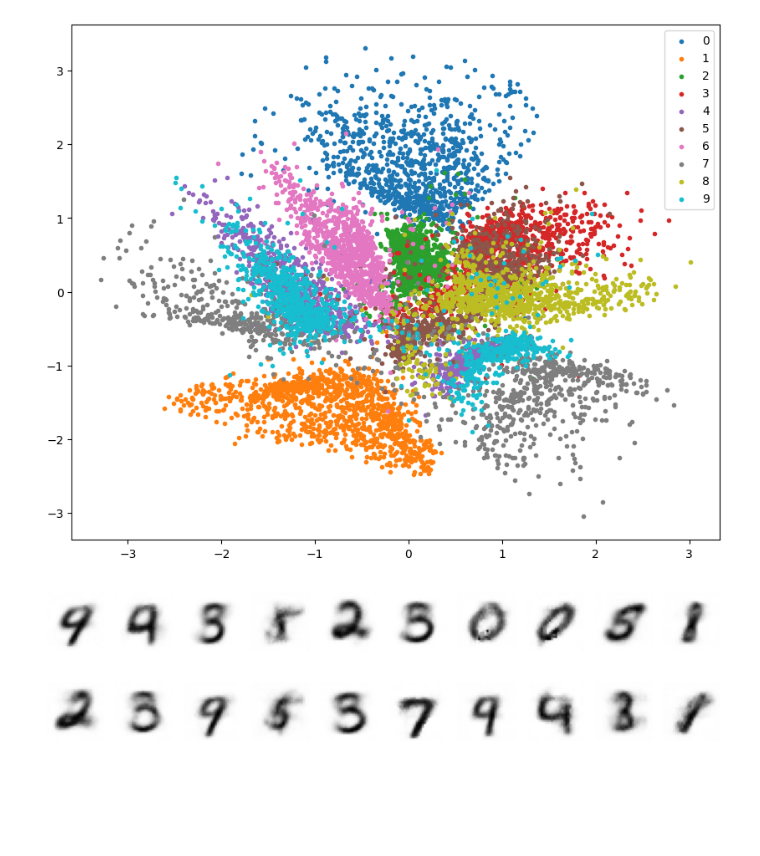
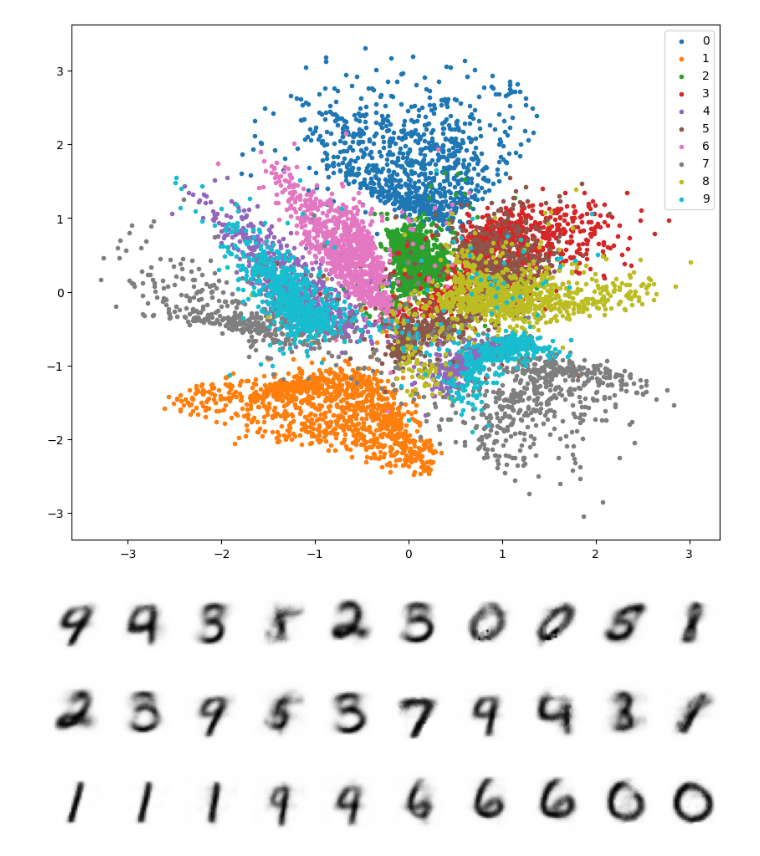
Before and after one commit to hyakuroume/Generative_AI, a Jupyter notebook: compressing.ipynb, the cells around one changed output. Saved outputs shown, nothing was run; the diff lists cells and outputs as text; code cells hidden in the pictures; blank space fills up the shorter version.

```diff
--- a/compressing.ipynb
+++ b/compressing.ipynb
@@ -683,3 +663,16 @@ show_images(vae_decoded.cpu(), imsize=1, nrows=1)
 # %% [output]
 [figure]
 [figure]
+# %%
+import numpy as np
+
+with torch.inference_mode():
+    inputs = []
+    for y in np.linspace(-2, 2, 10):
+        inputs.append([-0.8, y])
+    z = torch.tensor(inputs, dtype=torch.float32).to(device)
+    decoded = vae_model.decode(z)
+
+show_images(decoded.cpu(), imsize=1, nrows=1)
+# %% [output]
+[figure, added]
```
Also changed, not shown: parts of 3 cells of this notebook.
